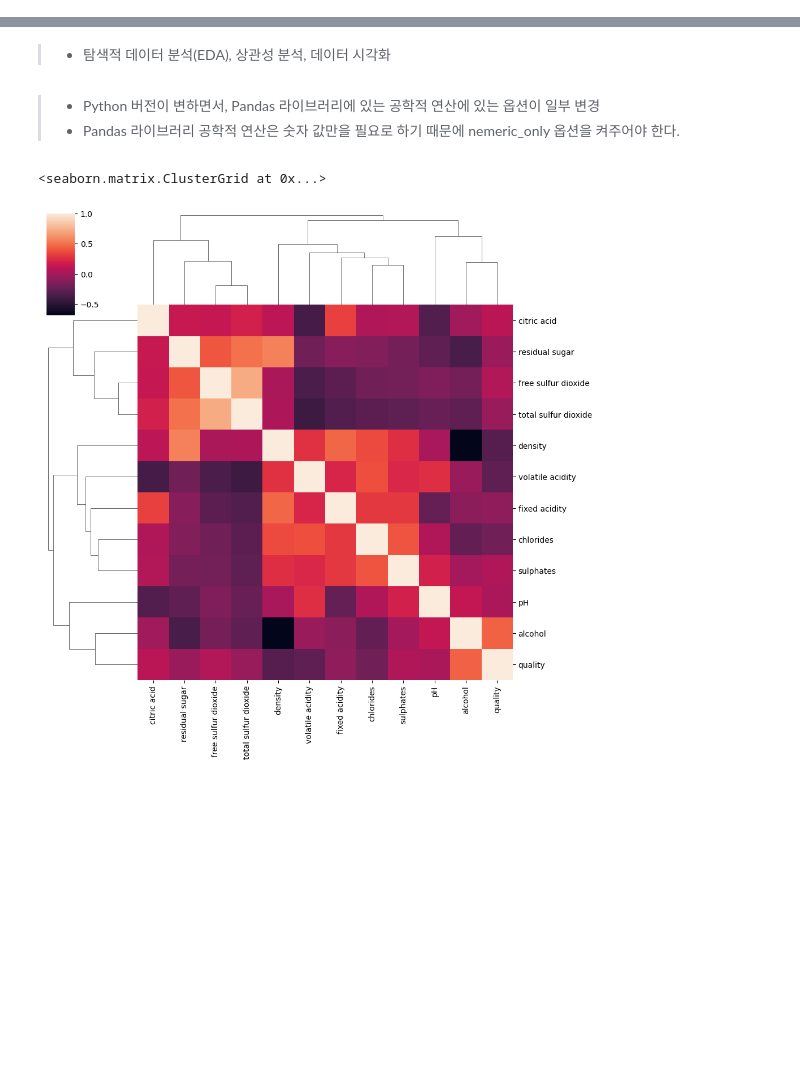
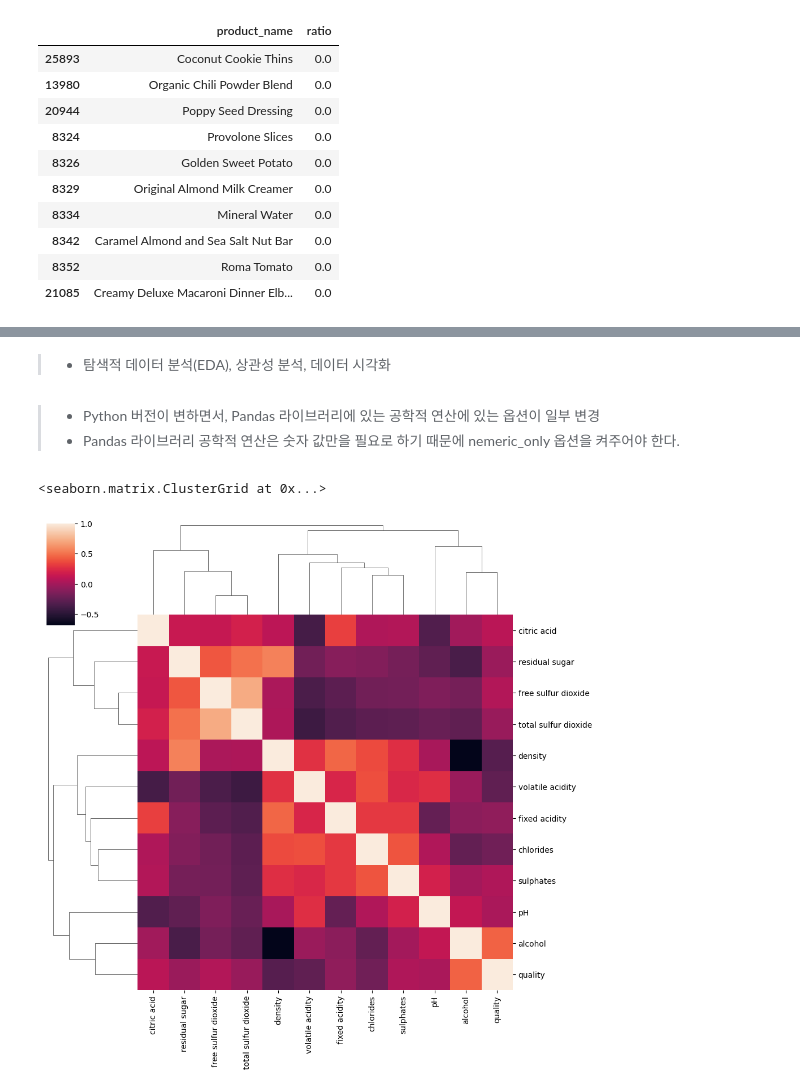
Before and after one commit to Abel3005/DataEngine, a Jupyter notebook: Diary/Daily/Week 4/202040424.ipynb, the cells around one changed output, grey strips where cells are left out. Drawn from its saved outputs; the diff is of its cells as text; code cells hidden in the pictures; blank space fills up the shorter version.

```diff
--- a/Diary/Daily/Week 4/202040424.ipynb
+++ b/Diary/Daily/Week 4/202040424.ipynb
@@ -52,0 +162,21 @@ $X_{1}, X_{2}$가 다음의 관계를 가질 때
+# %%
+order_products__prior = pd.read_csv('../../../../instacart_dataset/order_products__prior.csv')
+# 주문 건당 평균 구매 수
+order_products__prior.groupby(by=['order_id'])['order_id'].unique().size
+# %%
+order_products__prior['ratio']= order_products__prior.groupby(by=['product_id'])['reordered'].sum() / order_products__prior.groupby(by=['product_id'])['reordered'].count()
+# %%
+#상품별 재 구매율 계산 & 상품명
+pd.merge(order_products__prior,pd.read_csv('../../../../instacart_dataset/products.csv'),how='left', on='product_id')[['product_name','ratio']].sort_values(by=['ratio']).head(10)
+# %% [output]
+|  | product_name | ratio |
+| 25893 | Coconut Cookie Thins | 0.0 |
+| 13980 | Organic Chili Powder Blend | 0.0 |
+| 20944 | Poppy Seed Dressing | 0.0 |
+| 8324 | Provolone Slices | 0.0 |
+| 8326 | Golden Sweet Potato | 0.0 |
+| 8329 | Original Almond Milk Creamer | 0.0 |
+| 8334 | Mineral Water | 0.0 |
+| 8342 | Caramel Almond and Sea Salt Nut Bar | 0.0 |
+| 8352 | Roma Tomato | 0.0 |
+| 21085 | Creamy Deluxe Macaroni Dinner Elb... | 0.0 |
```
Also changed, not shown: parts of 16 cells of this notebook, 2 other files.
